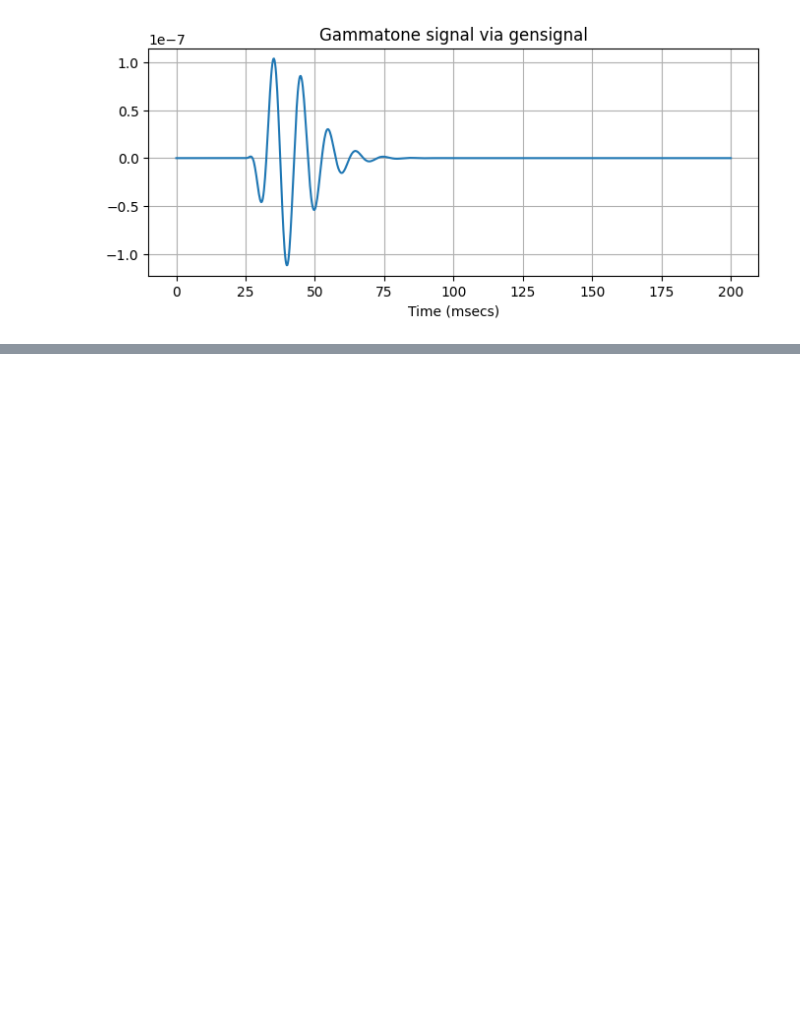
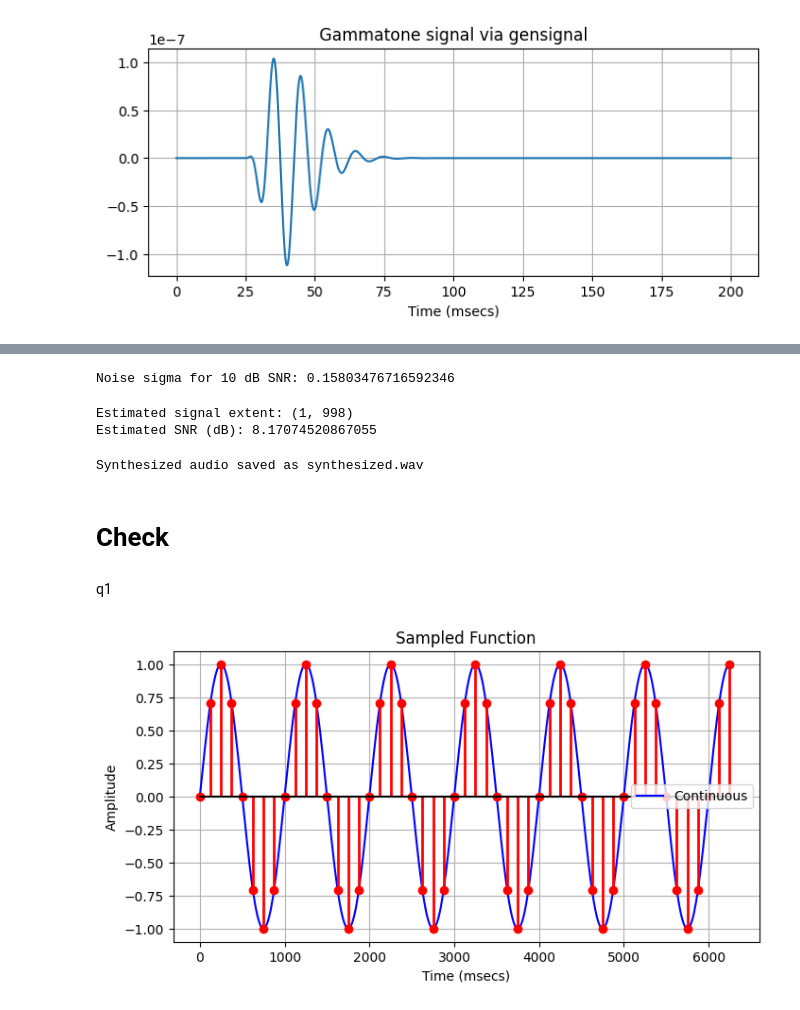
Before and after one commit to RyanL72/CSDS_364, a Jupyter notebook: Assignment_A3a/A3a_rhl72.ipynb, the cells around one changed output, grey strips where cells are left out. Saved outputs shown, nothing was run; the diff lists cells and outputs as text; code cells hidden in the pictures; blank space fills up the shorter version.

```diff
--- a/Assignment_A3a/A3a_rhl72.ipynb
+++ b/Assignment_A3a/A3a_rhl72.ipynb
@@ -96,0 +147,45 @@ plt.show()
+# %%
+# Example:
+# Suppose x is our signal generated over a time vector.
+t = np.linspace(0, 2, 1000)
+x = gensignal(t, sinewave, tau=0.5, T=1, f=5, d=0.0)
+desired_dBsnr = 10
+sigma_required = snr2sigma(x, dBsnr=desired_dBsnr)
+print("Noise sigma for", desired_dBsnr, "dB SNR:", sigma_required)
+# %% [output]
+Noise sigma for 10 dB SNR: 0.15803476716592346
+# %%
+# Demonstration:
+y_test = noisysignal(t, sinewave, tau=0.5, T=1, sigma=0.2, f=5, d=0.0)
+ind = extent(y_test, theta=0.05)
+print("Estimated signal extent:", ind)
+
+# One could then compute the SNR using the signal’s energy over that extent
+if ind is not None:
+    sig_range = slice(ind[0], ind[1]+1)
+    Ps = power(x[sig_range])
+    Pn = power(y_test[sig_range] - x[sig_range])
+    print("Estimated SNR (dB):", snr(Ps, Pn))
+# %% [output]
+Estimated signal extent: (1, 998)
+Estimated SNR (dB): 8.17074520867055
+# %%
+import numpy as np
+from scipy.io.wavfile import write
+
+# Synthesize a 5-second waveform with 20 random gammatones.
+t, waveform = grand_synthesis(duration=5, fs=44100, num_tones=20, T=0.1, fmin=200, fmax=2000)
+
+# Save to a .wav file.
+write("synthesized.wav", 44100, (waveform * 32767).astype(np.int16))
+print("Synthesized audio saved as synthesized.wav")
+# %% [output]
+Synthesized audio saved as synthesized.wav
+# %% [markdown]
+# Check
+# %% [markdown]
+q1
+# %%
+plot_sampled_function(sinewave, fs=8, tlim=(0, 2*np.pi), tscale=1e3, tunits="msecs", f=1.0, d=0.0)
+# %% [output]
+[figure, added]
```
Also changed, not shown: parts of 31 cells of this notebook, 4 other files.
